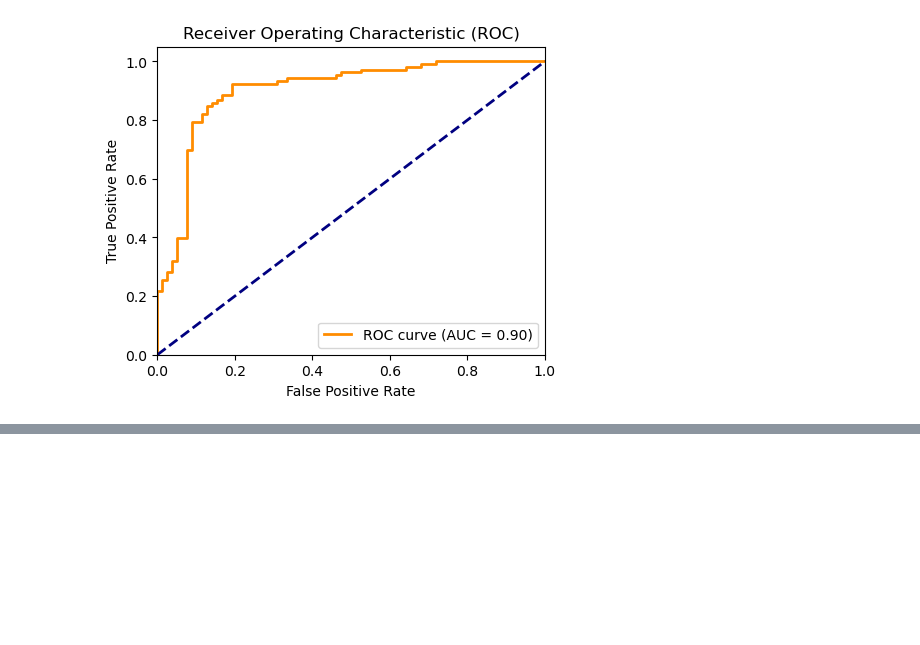
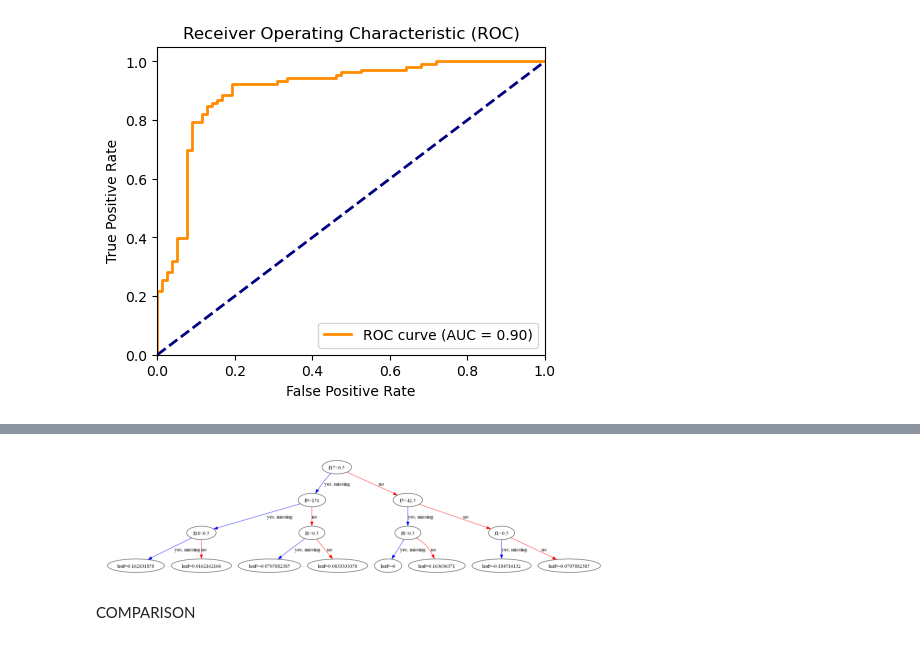
Before and after one commit to Isaac-Ndirangu-Muturi-749/EarlyHeart-Predictive-Modeling-for-Early-Heart-Disease-Detection, a Jupyter notebook: notebook.ipynb, the cells around one changed output, grey strips where cells are left out. Cells and saved outputs as stored; diff of their text form; code cells hidden in the pictures; blank space fills up the shorter version.

```diff
--- a/notebook.ipynb
+++ b/notebook.ipynb
@@ -500,22 +538,0 @@ print(f"Highest AUC score: {best_auc:.2f}")
-# %%
-# Create the best XGBoost model
-xgb_model = xgb.XGBClassifier(
-    max_depth=best_params[0],
-    learning_rate=best_params[1],
-    n_estimators=best_params[2],
-    random_state=42
-)
-
-# Train the best model on the entire dataset
-xgb_model.fit(X_train, y_train)
-
-acc_train = accuracy_score(y_train, xgb_model.predict(X_train))
-acc_test = accuracy_score(X_val, xgb_model.predict(X_val))
-
-print("Training Accuracy:", round(acc_train, 2))
-print("Test Accuracy:", round(acc_test, 2))
-
-# Evaluate the best model on the test set
-y_val_pred_proba = xgb_model.predict_proba(X_val)[:, 1]
-test_auc = roc_auc_score(y_val, y_val_pred_proba)
-print(f"AUC score on test data: {test_auc:.2f}")
@@ -590,0 +539,14 @@ for model_name, metrics in results.items():
+# %%
+from xgboost import plot_tree
+import matplotlib.pyplot as plt
+
+# You can specify the tree index you want to plot, e.g., tree number 0
+tree_index = 0
+
+# Plot the specified tree
+plot_tree(xgb_model, num_trees=tree_index)
+plt.show()
+# %% [output]
+[figure, added]
+# %% [markdown]
+COMPARISON
```
Also changed, not shown: parts of 15 cells of this notebook.
